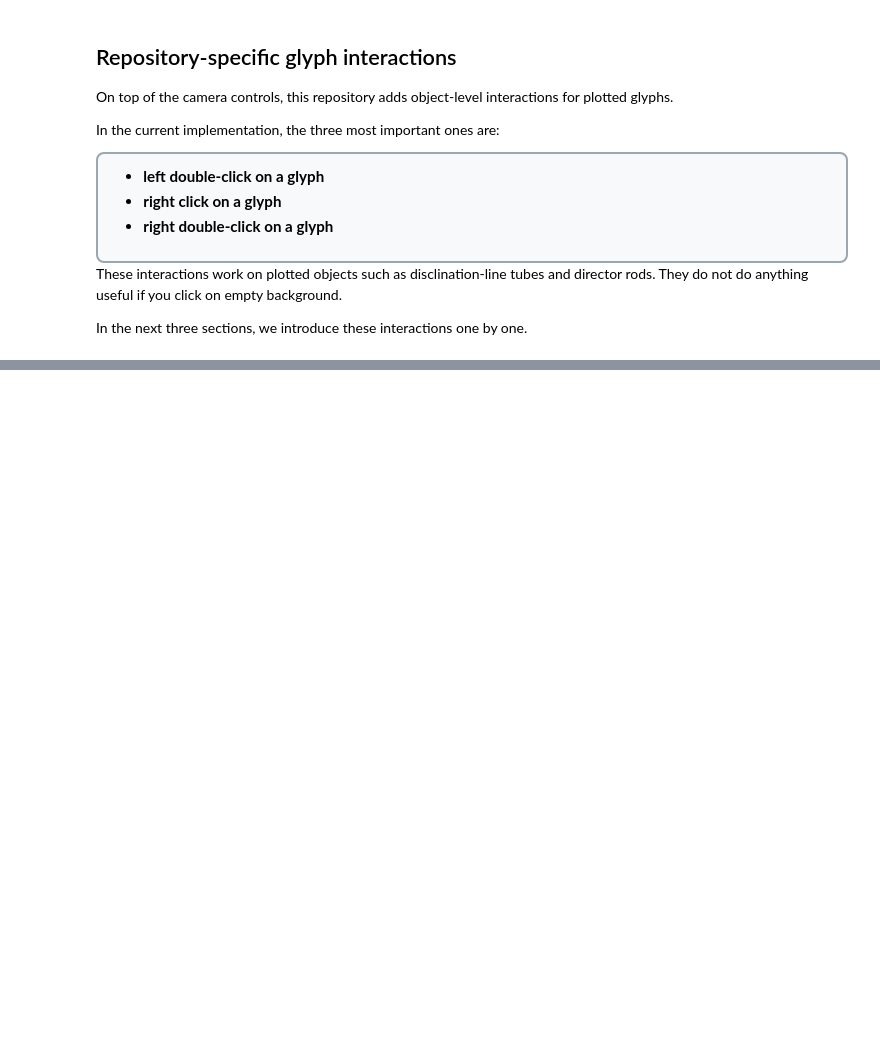
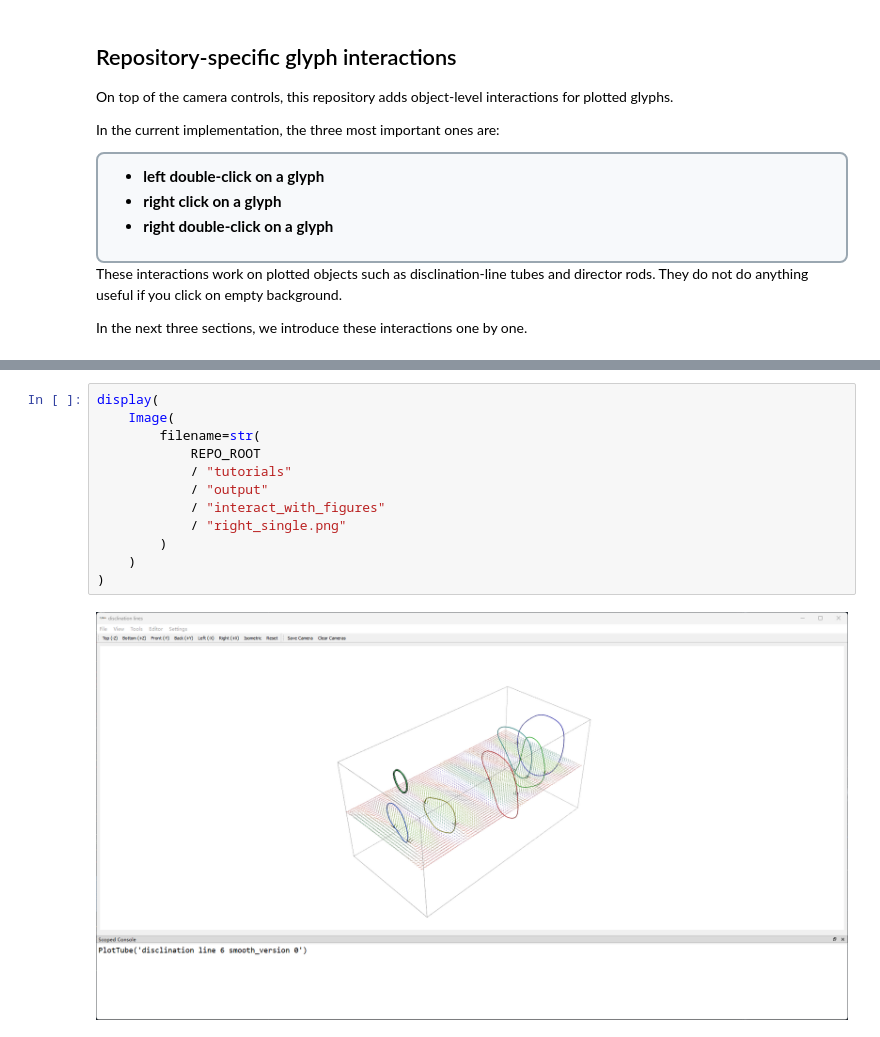
Before and after one commit to YingyouMa/Nematics3D, a Jupyter notebook: tutorials/interact_with_figures.ipynb, the cells around one changed output, grey strips where cells are left out. Drawn from its saved outputs; the diff is of its cells as text; blank space fills up the shorter version.

```diff
--- a/tutorials/interact_with_figures.ipynb
+++ b/tutorials/interact_with_figures.ipynb
@@ -191,3 +223,17 @@ The figure below shows one example: a right click on the green disclination ring
+# %%
+display(
+    Image(
+        filename=str(
+            REPO_ROOT
+            / "tutorials"
+            / "output"
+            / "interact_with_figures"
+            / "right_single.png"
+        )
+    )
+)
+# %% [output]
+[figure, added]
 # %% [markdown]
 ## Right double-click on a glyph
 
```
Also changed, not shown: parts of 16 cells of this notebook, 3 other files.
